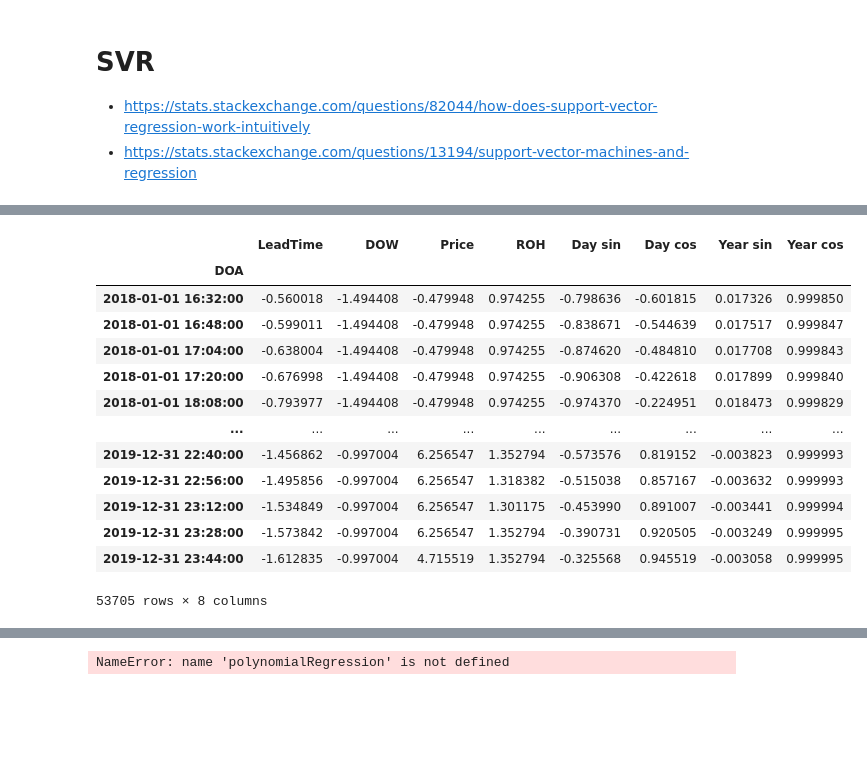
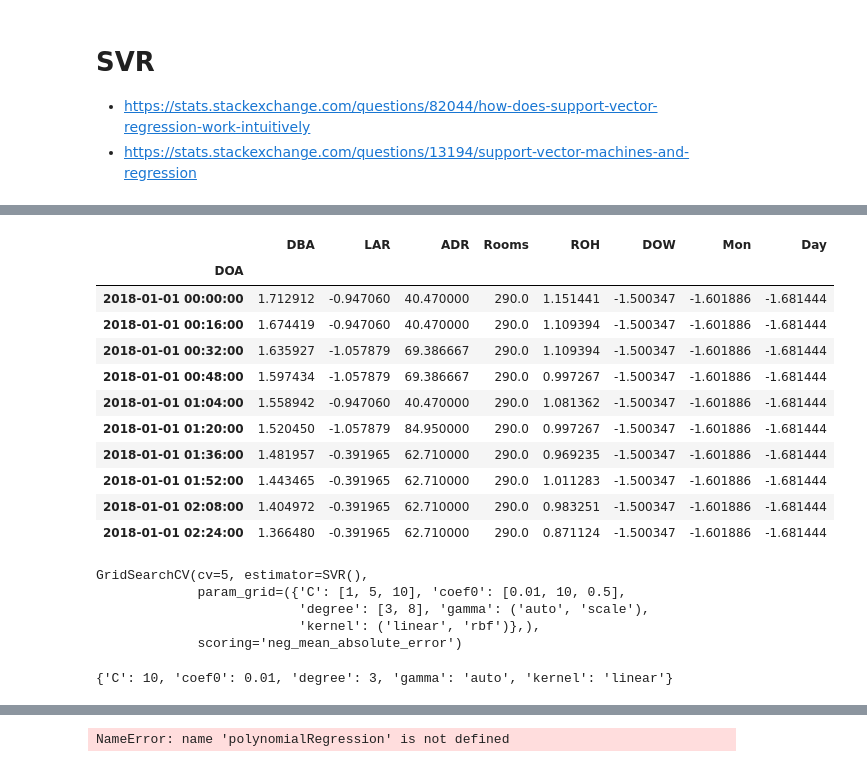
Before and after one commit to ahmadabdullah247/thesis, a Jupyter notebook: SingleHotel/LA_SVR.ipynb, the cells around one changed output, grey strips where cells are left out. Drawn from its saved outputs; the diff is of its cells as text; code cells hidden in the pictures; blank space fills up the shorter version.

Commit message:
Grid Search SVR

```diff
--- a/SingleHotel/LA_SVR.ipynb
+++ b/SingleHotel/LA_SVR.ipynb
@@ -79,14 +114,0 @@ fig.show()
-# %%
-# This is a hack to combine both datetime columns
-from datetime import timedelta ,datetime
-df['DOA'] = df['DOA']+df['LeadTime'].apply(lambda x: timedelta(minutes=(1440-((x+1)*16))))
-
-timestamp_s = df['DOA'].map(datetime.timestamp)
-# %%
-day = 24*60*60
-year = (365.2425)*day
-
-df['Day sin'] = np.sin(timestamp_s * (2 * np.pi / day))
-df['Day cos'] = np.cos(timestamp_s * (2 * np.pi / day))
-df['Year sin'] = np.sin(timestamp_s * (2 * np.pi / year))
-df['Year cos'] = np.cos(timestamp_s * (2 * np.pi / year))
@@ -103,22 +115,18 @@ df = df.set_index('DOA')
-# %%
-df = df.drop(columns='TotalCapacity')
 # %%
 scaler = StandardScaler()
-df[['LeadTime','DOW','Price','ROH']] = scaler.fit_transform(df[['LeadTime','DOW','Price','ROH']])
+df[['DBA','DOW','Mon','Day','LAR','ROH']] = scaler.fit_transform(df[['DBA','DOW','Mon','Day','LAR','ROH']])
 # %%
-df
+df.head(10)
 # %% [output]
-|  | LeadTime | DOW | Price | ROH | Day sin | Day cos | Year sin | Year cos |
+|  | DBA | LAR | ADR | Rooms | ROH | DOW | Mon | Day |
 | DOA |  |  |  |  |  |  |  |  |
-| 2018-01-01 16:32:00 | -0.560018 | -1.494408 | -0.479948 | 0.974255 | -0.798636 | -0.601815 | 0.017326 | 0.999850 |
-| 2018-01-01 16:48:00 | -0.599011 | -1.494408 | -0.479948 | 0.974255 | -0.838671 | -0.544639 | 0.017517 | 0.999847 |
-| 2018-01-01 17:04:00 | -0.638004 | -1.494408 | -0.479948 | 0.974255 | -0.874620 | -0.484810 | 0.017708 | 0.999843 |
-| 2018-01-01 17:20:00 | -0.676998 | -1.494408 | -0.479948 | 0.974255 | -0.906308 | -0.422618 | 0.017899 | 0.999840 |
-| 2018-01-01 18:08:00 | -0.793977 | -1.494408 | -0.479948 | 0.974255 | -0.974370 | -0.224951 | 0.018473 | 0.999829 |
-| ... | ... | ... | ... | ... | ... | ... | ... | ... |
-| 2019-12-31 22:40:00 | -1.456862 | -0.997004 | 6.256547 | 1.352794 | -0.573576 | 0.819152 | -0.003823 | 0.999993 |
-| 2019-12-31 22:56:00 | -1.495856 | -0.997004 | 6.256547 | 1.318382 | -0.515038 | 0.857167 | -0.003632 | 0.999993 |
-| 2019-12-31 23:12:00 | -1.534849 | -0.997004 | 6.256547 | 1.301175 | -0.453990 | 0.891007 | -0.003441 | 0.999994 |
-| 2019-12-31 23:28:00 | -1.573842 | -0.997004 | 6.256547 | 1.352794 | -0.390731 | 0.920505 | -0.003249 | 0.999995 |
-| 2019-12-31 23:44:00 | -1.612835 | -0.997004 | 4.715519 | 1.352794 | -0.325568 | 0.945519 | -0.003058 | 0.999995 |
+| 2018-01-01 00:00:00 | 1.712912 | -0.947060 | 40.470000 | 290.0 | 1.151441 | -1.500347 | -1.601886 | -1.681444 |
+| 2018-01-01 00:16:00 | 1.674419 | -0.947060 | 40.470000 | 290.0 | 1.109394 | -1.500347 | -1.601886 | -1.681444 |
+| 2018-01-01 00:32:00 | 1.635927 | -1.057879 | 69.386667 | 290.0 | 1.109394 | -1.500347 | -1.601886 | -1.681444 |
+| 2018-01-01 00:48:00 | 1.597434 | -1.057879 | 69.386667 | 290.0 | 0.997267 | -1.500347 | -1.601886 | -1.681444 |
+| 2018-01-01 01:04:00 | 1.558942 | -0.947060 | 40.470000 | 290.0 | 1.081362 | -1.500347 | -1.601886 | -1.681444 |
+| 2018-01-01 01:20:00 | 1.520450 | -1.057879 | 84.950000 | 290.0 | 0.997267 | -1.500347 | -1.601886 | -1.681444 |
+| 2018-01-01 01:36:00 | 1.481957 | -0.391965 | 62.710000 | 290.0 | 0.969235 | -1.500347 | -1.601886 | -1.681444 |
+| 2018-01-01 01:52:00 | 1.443465 | -0.391965 | 62.710000 | 290.0 | 1.011283 | -1.500347 | -1.601886 | -1.681444 |
+| 2018-01-01 02:08:00 | 1.404972 | -0.391965 | 62.710000 | 290.0 | 0.983251 | -1.500347 | -1.601886 | -1.681444 |
+| 2018-01-01 02:24:00 | 1.366480 | -0.391965 | 62.710000 | 290.0 | 0.871124 | -1.500347 | -1.601886 | -1.681444 |
-53705 rows × 8 columns
@@ -134,0 +143,19 @@ test['svm_reg'] = svm_reg.predict(test.loc[:, test.columns != 'ROH'])
+# %%
+from sklearn.model_selection import GridSearchCV
+param = {'kernel' : ('linear', 'rbf'),'C' : [1,5,10],'degree' : [3,8],'coef0' : [0.01,10,0.5],'gamma' : ('auto','scale')},
+
+modelsvr = SVR()
+
+grids = GridSearchCV(estimator=modelsvr,param_grid=param,cv=5,scoring='neg_mean_absolute_error')
+
+grids.fit(XX,yy)
+# %% [output]
+GridSearchCV(cv=5, estimator=SVR(),
+             param_grid=({'C': [1, 5, 10], 'coef0': [0.01, 10, 0.5],
+                          'degree': [3, 8], 'gamma': ('auto', 'scale'),
+                          'kernel': ('linear', 'rbf')},),
+             scoring='neg_mean_absolute_error')
+# %%
+grids.best_params_
+# %% [output]
+{'C': 10, 'coef0': 0.01, 'degree': 3, 'gamma': 'auto', 'kernel': 'linear'}
```
Also changed, not shown: parts of 27 cells of this notebook, 9 other files.
